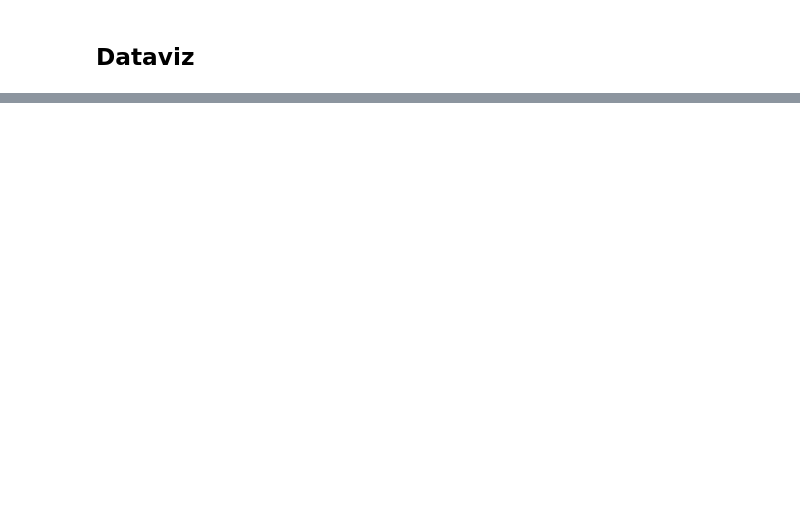
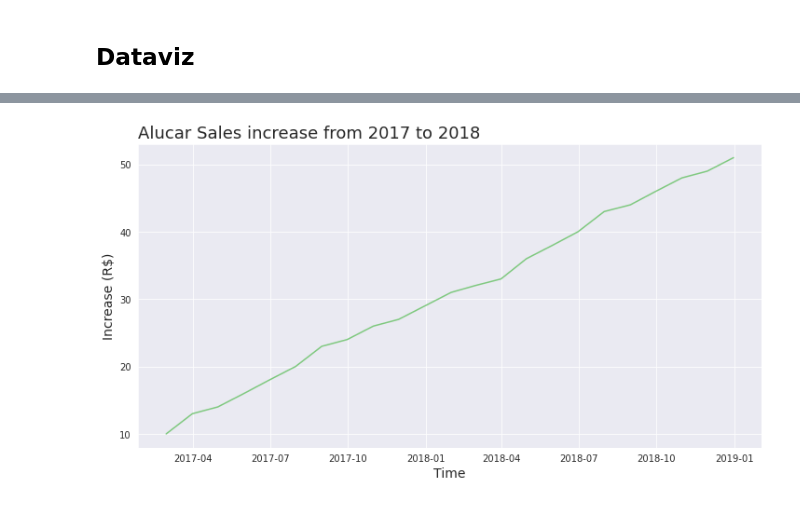
Before and after one commit to pathilink/alura_time_series, a Jupyter notebook: notebook/1_sales.ipynb, the cells around one changed output, grey strips where cells are left out. Cells and saved outputs as stored; diff of their text form; code cells hidden in the pictures; blank space fills up the shorter version.

```diff
--- a/notebook/1_sales.ipynb
+++ b/notebook/1_sales.ipynb
@@ -69,0 +86,3 @@ sns.lineplot(x='mes', y='vendas', data=df_sales)
+# %%
+df_sales['increase'] = df_sales['sales'].diff()
+df_sales.head()
@@ -69,0 +96,23 @@ sns.lineplot(x='mes', y='vendas', data=df_sales)
+# %%
+def plot_function(title, labelx, labely, x, y, dataset):
+  sns.set_palette('Accent')
+  sns.set_style('darkgrid')
+  ax = sns.lineplot(x=x, y=y, data=df_sales)
+  ax.figure.set_size_inches(12, 6)
+  ax.set_title(title, loc='left', fontsize=18)
+  ax.set_xlabel(labelx, fontsize = 14)
+  ax.set_ylabel(labely, fontsize = 14)
+  ax = ax
+# %%
+# Decomposition of the increase value
+
+plot_function(
+    title='Alucar sales increase from 2017 to 2018',
+    labelx='Time',
+    labely='Increase (R$)',
+    x='month',
+    y='increase',
+    dataset=df_sales
+    )
+# %% [output]
+[figure, added]
```
Also changed, not shown: parts of 17 cells of this notebook.
